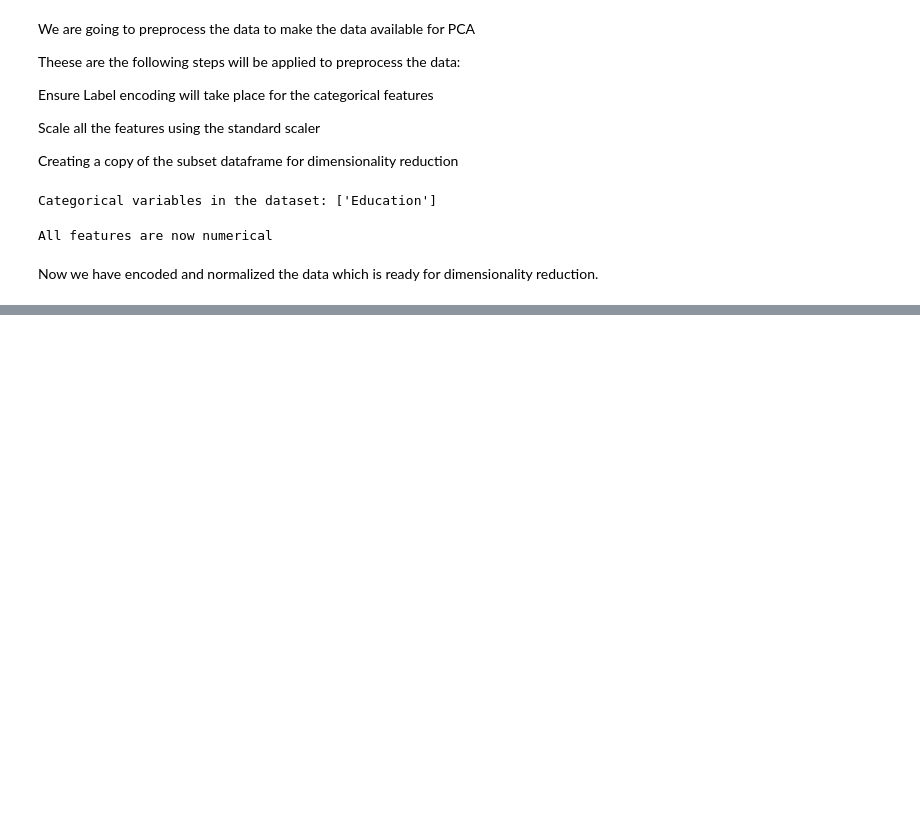
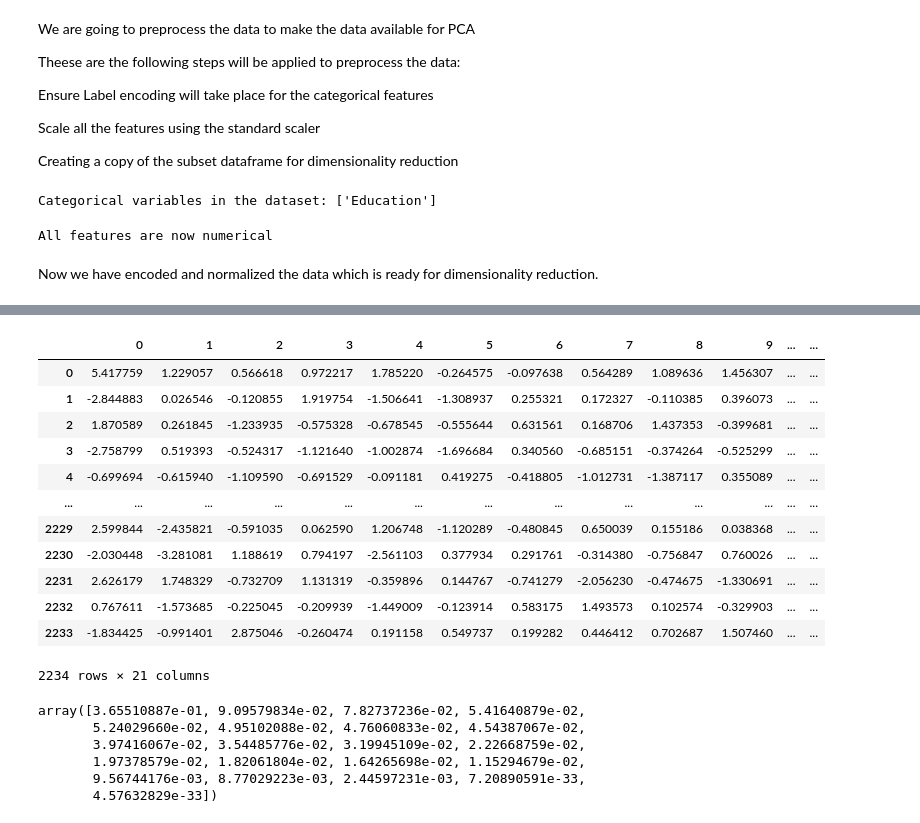
Before and after one commit to KittuPatel/CustomerPersonalityAnalysis, a Jupyter notebook: CustomerPersonalityAnalysis.ipynb, the cells around one changed output, grey strips where cells are left out. Cells and saved outputs as stored; diff of their text form; code cells hidden in the pictures; blank space fills up the shorter version.

```diff
--- a/CustomerPersonalityAnalysis.ipynb
+++ b/CustomerPersonalityAnalysis.ipynb
@@ -371,0 +367,38 @@ cpa = cpa.drop(to_drop, axis=1)
+# %%
+
+from matplotlib import pyplot as plot
+from sklearn.decomposition import PCA
+# initially get all the  components and then check for retention by plotting a scree plot.
+pca = PCA()
+
+#transform
+cpa_pca_transformed = pca.fit_transform(cpa_copy)
+
+#gconverting to dataframe
+cpa_pca= pd.DataFrame(data =  cpa_pca_transformed)
+
+# print the component data
+cpa_pca
+# %% [output]
+|  | 0 | 1 | 2 | 3 | 4 | 5 | 6 | 7 | 8 | 9 | ... | ... |
+| 0 | 5.417759 | 1.229057 | 0.566618 | 0.972217 | 1.785220 | -0.264575 | -0.097638 | 0.564289 | 1.089636 | 1.456307 | ... | ... |
+| 1 | -2.844883 | 0.026546 | -0.120855 | 1.919754 | -1.506641 | -1.308937 | 0.255321 | 0.172327 | -0.110385 | 0.396073 | ... | ... |
+| 2 | 1.870589 | 0.261845 | -1.233935 | -0.575328 | -0.678545 | -0.555644 | 0.631561 | 0.168706 | 1.437353 | -0.399681 | ... | ... |
+| 3 | -2.758799 | 0.519393 | -0.524317 | -1.121640 | -1.002874 | -1.696684 | 0.340560 | -0.685151 | -0.374264 | -0.525299 | ... | ... |
+| 4 | -0.699694 | -0.615940 | -1.109590 | -0.691529 | -0.091181 | 0.419275 | -0.418805 | -1.012731 | -1.387117 | 0.355089 | ... | ... |
+| ... | ... | ... | ... | ... | ... | ... | ... | ... | ... | ... | ... | ... |
+| 2229 | 2.599844 | -2.435821 | -0.591035 | 0.062590 | 1.206748 | -1.120289 | -0.480845 | 0.650039 | 0.155186 | 0.038368 | ... | ... |
+| 2230 | -2.030448 | -3.281081 | 1.188619 | 0.794197 | -2.561103 | 0.377934 | 0.291761 | -0.314380 | -0.756847 | 0.760026 | ... | ... |
+| 2231 | 2.626179 | 1.748329 | -0.732709 | 1.131319 | -0.359896 | 0.144767 | -0.741279 | -2.056230 | -0.474675 | -1.330691 | ... | ... |
+| 2232 | 0.767611 | -1.573685 | -0.225045 | -0.209939 | -1.449009 | -0.123914 | 0.583175 | 1.493573 | 0.102574 | -0.329903 | ... | ... |
+| 2233 | -1.834425 | -0.991401 | 2.875046 | -0.260474 | 0.191158 | 0.549737 | 0.199282 | 0.446412 | 0.702687 | 1.507460 | ... | ... |
+2234 rows × 21 columns
+# %%
+pca.explained_variance_ratio_
+# %% [output]
+array([3.65510887e-01, 9.09579834e-02, 7.82737236e-02, 5.41640879e-02,
+       5.24029660e-02, 4.95102088e-02, 4.76060833e-02, 4.54387067e-02,
+       3.97416067e-02, 3.54485776e-02, 3.19945109e-02, 2.22668759e-02,
+       1.97378579e-02, 1.82061804e-02, 1.64265698e-02, 1.15294679e-02,
+       9.56744176e-03, 8.77029223e-03, 2.44597231e-03, 7.20890591e-33,
+       4.57632829e-33])
```
Also changed, not shown: parts of 10 cells of this notebook.
